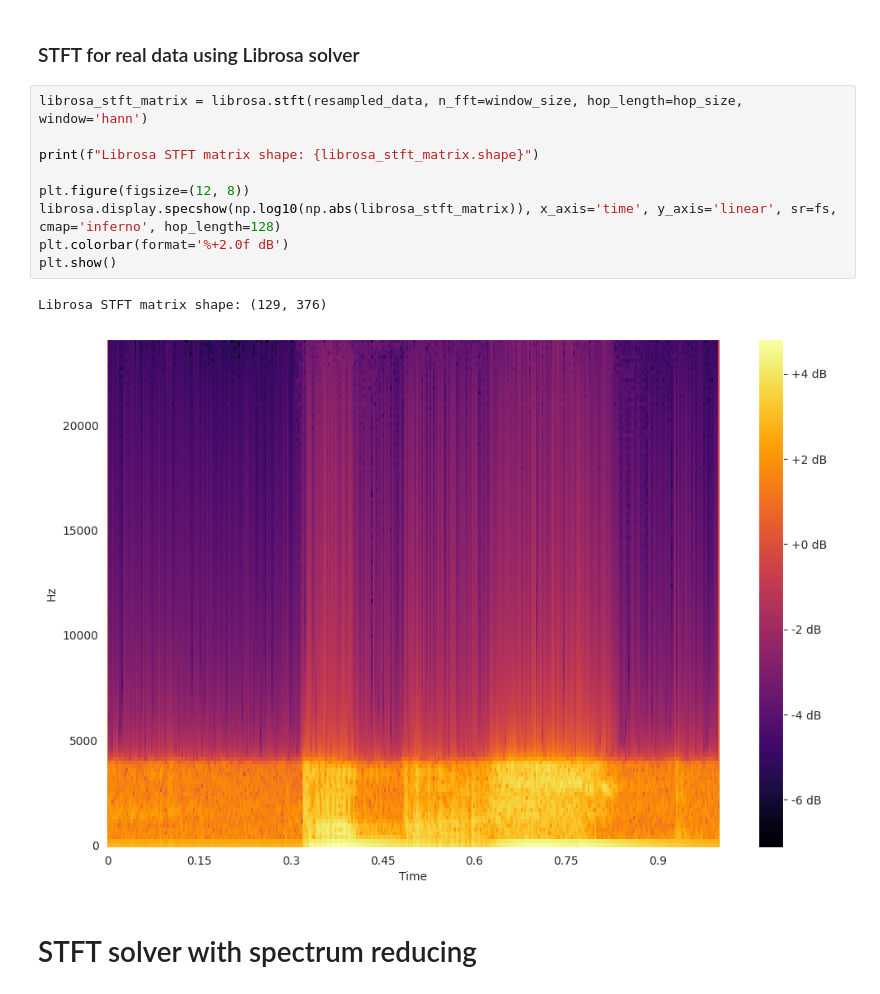
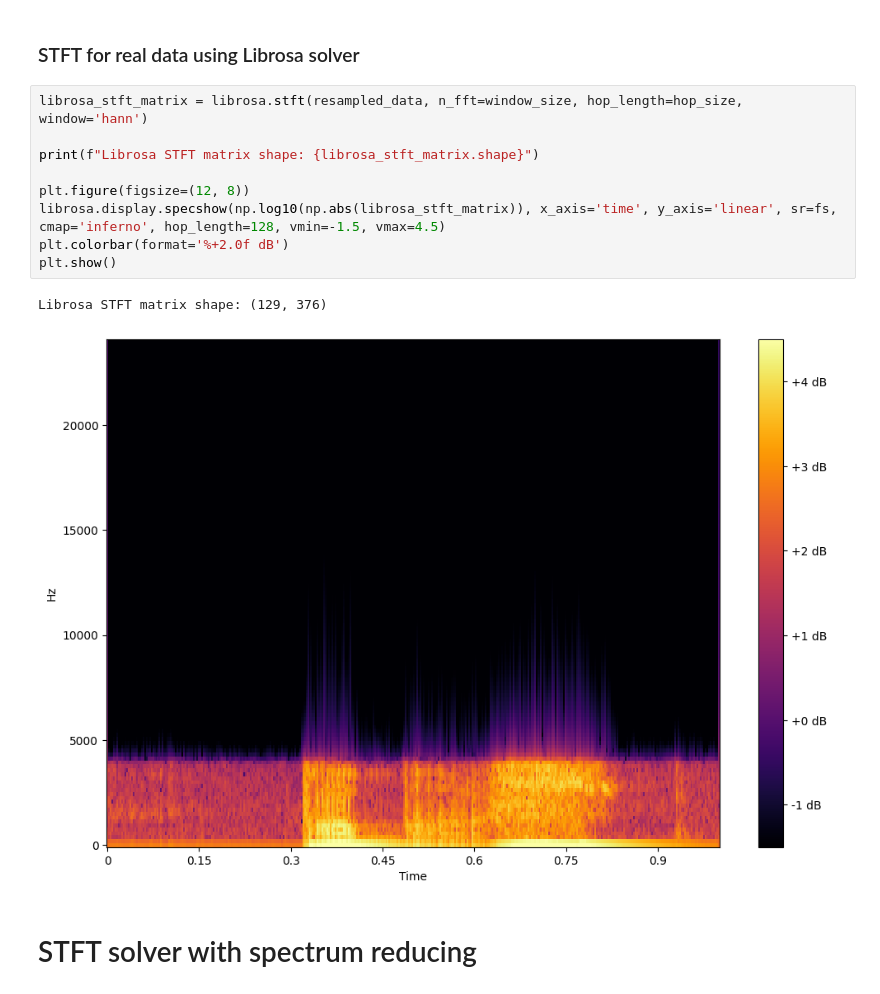
Before and after one commit to VisteK528/TRA_PROJ, a Jupyter notebook: DSP_prototype/STFT_tests.ipynb, the cells around one changed output. Saved outputs shown, nothing was run; the diff lists cells and outputs as text.

```diff
--- a/DSP_prototype/STFT_tests.ipynb
+++ b/DSP_prototype/STFT_tests.ipynb
@@ -189,15 +189,15 @@ STFT matrix shape: (129, 375)
 # %%
 librosa_stft_matrix = librosa.stft(resampled_data, n_fft=window_size, hop_length=hop_size, window='hann')
 
 print(f"Librosa STFT matrix shape: {librosa_stft_matrix.shape}")
 
 plt.figure(figsize=(12, 8))
-librosa.display.specshow(np.log10(np.abs(librosa_stft_matrix)), x_axis='time', y_axis='linear', sr=fs, cmap='inferno', hop_length=128)
+librosa.display.specshow(np.log10(np.abs(librosa_stft_matrix)), x_axis='time', y_axis='linear', sr=fs, cmap='inferno', hop_length=128, vmin=-1.5, vmax=4.5)
 plt.colorbar(format='%+2.0f dB')
 plt.show()
 # %% [output]
 Librosa STFT matrix shape: (129, 376)
-[figure, old version]
+[figure, new version]
 # %% [markdown]
 # STFT solver with spectrum reducing
 # %%
```
Also changed, not shown: parts of 12 cells of this notebook, 25 other files.
